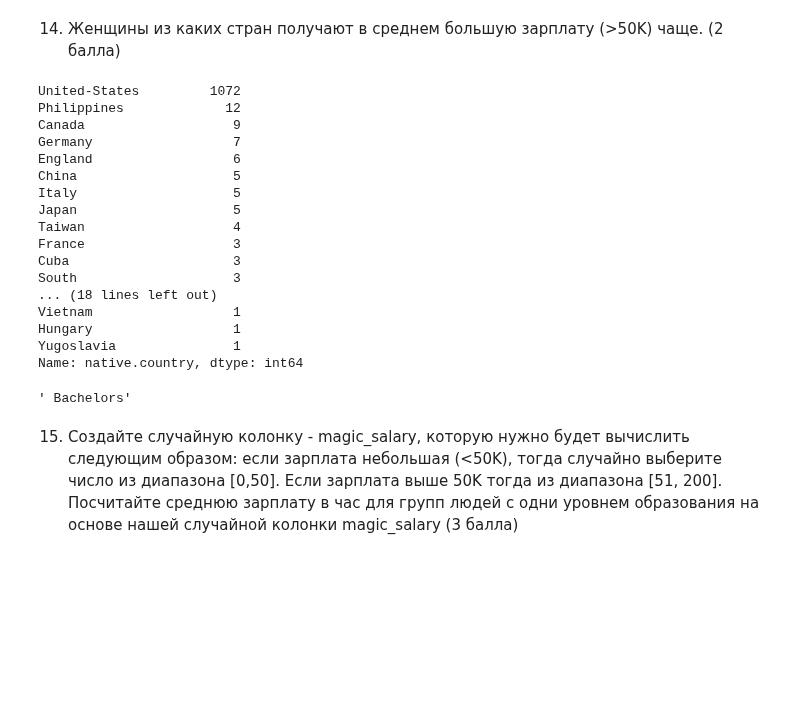
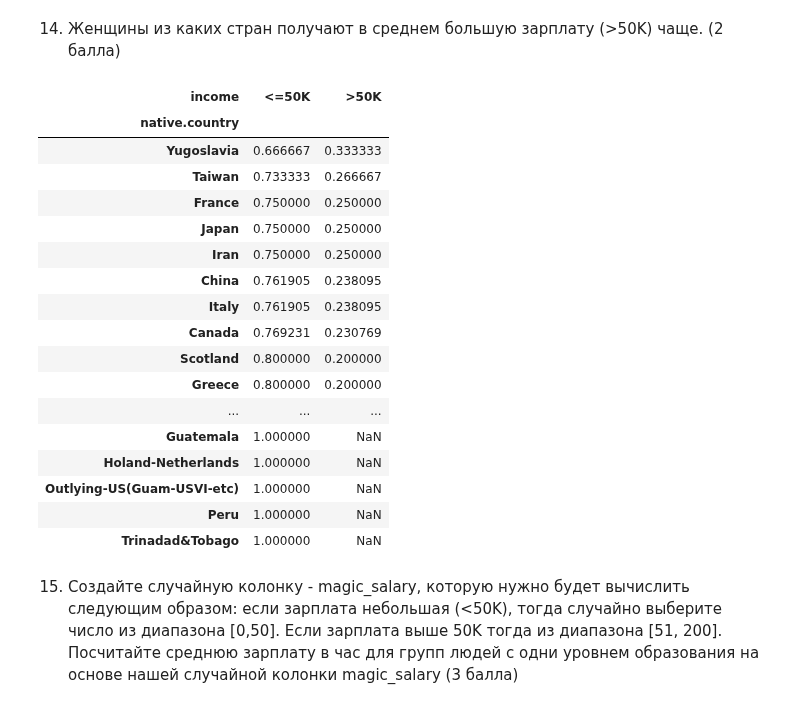
Before and after one commit to D7nis/Course-ML-Classic, a Jupyter notebook: Practice/1. Numpy + pandas/homework/01-02-workshop-pandas_DDA.ipynb, the cells around one changed output. Cells and saved outputs as stored; diff of their text form; code cells hidden in the pictures; blank space fills up the shorter version.

```diff
--- a/Practice/1. Numpy + pandas/homework/01-02-workshop-pandas_DDA.ipynb
+++ b/Practice/1. Numpy + pandas/homework/01-02-workshop-pandas_DDA.ipynb
@@ -393,22 +399,23 @@ df[df['capital.class']==0].groupby('higher.education')['capital.class',].count()
 # %% [markdown]
 14) Женщины из каких стран получают в среднем большую зарплату (>50K) чаще. (2 балла)
 # %%
-df[(df['sex'] == 'Female') & (df['income'] == '>50K')]['native.country'].value_counts()
+df[df['sex'] == 'Female'].groupby(['native.country'])['income'].value_counts(normalize=True).unstack().sort_values(by='>50K',ascending=False)
 # %% [output]
-United-States         1072
-Philippines             12
-Canada                   9
-Germany                  7
-England                  6
-China                    5
-Italy                    5
-Japan                    5
-Taiwan                   4
-France                   3
-Cuba                     3
-South                    3
-... (18 lines left out)
-Vietnam                  1
-Hungary                  1
-Yugoslavia               1
-Name: native.country, dtype: int64
+| income | <=50K | >50K |
+| native.country |  |  |
+| Yugoslavia | 0.666667 | 0.333333 |
+| Taiwan | 0.733333 | 0.266667 |
+| France | 0.750000 | 0.250000 |
+| Japan | 0.750000 | 0.250000 |
+| Iran | 0.750000 | 0.250000 |
+| China | 0.761905 | 0.238095 |
+| Italy | 0.761905 | 0.238095 |
+| Canada | 0.769231 | 0.230769 |
+| Scotland | 0.800000 | 0.200000 |
+| Greece | 0.800000 | 0.200000 |
+| ... | ... | ... |
+| Guatemala | 1.000000 | NaN |
+| Holand-Netherlands | 1.000000 | NaN |
+| Outlying-US(Guam-USVI-etc) | 1.000000 | NaN |
+| Peru | 1.000000 | NaN |
+| Trinadad&Tobago | 1.000000 | NaN |
@@ -418,7 +422,3 @@ b = df[(df['sex'] == 'Female') & (df['income'] == '>50K')]['native.country'].cou
-# %%
-df.loc[0]['education']
-# %% [output]
-' Bachelors'
 # %% [markdown]
 15) Создайте случайную колонку - magic_salary, которую нужно будет вычислить следующим образом: если зарплата небольшая (<50K), тогда случайно выберите число из диапазона [0,50]. Если зарплата выше 50K тогда из диапазона [51, 200]. Посчитайте среднюю зарплату в час для групп людей с одни уровнем образования на основе нашей случайной колонки magic_salary (3 балла)
 # %%
```
Also changed, not shown: parts of 39 cells of this notebook.
